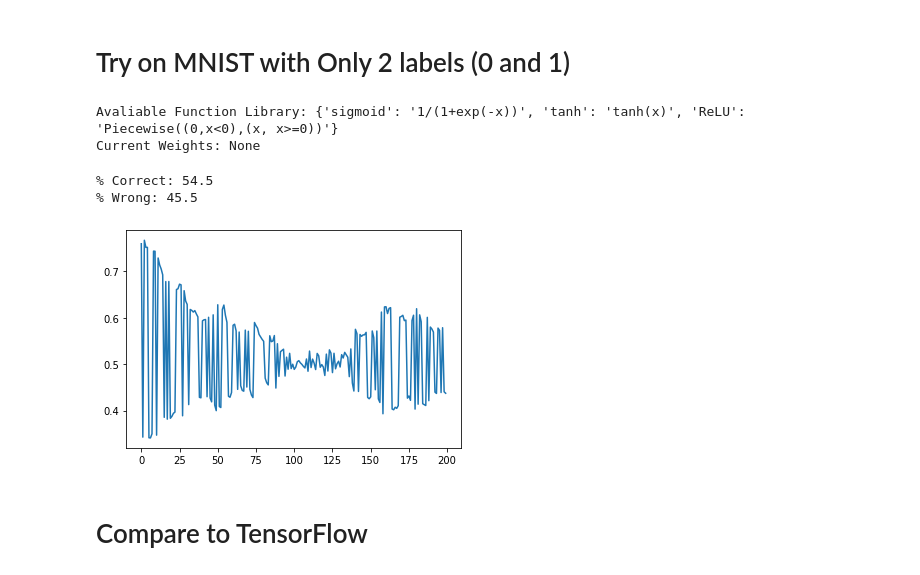
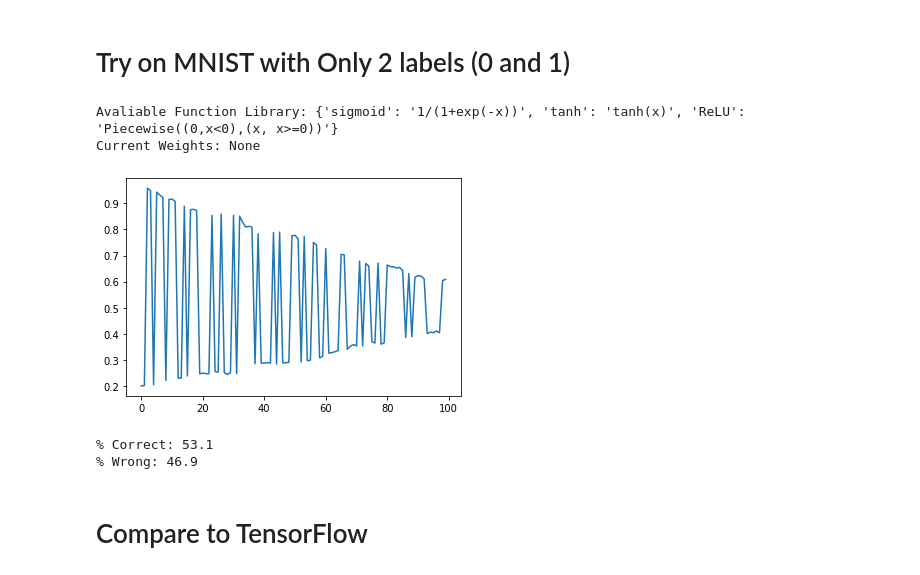
Before and after one commit to WilliamBidle/Artifice, a Jupyter notebook: NN_Class.ipynb, the cells around one changed output. Drawn from its saved outputs; the diff is of its cells as text; code cells hidden in the pictures.

```diff
--- a/NN_Class.ipynb
+++ b/NN_Class.ipynb
@@ -515,37 +516,38 @@ output_shape = y_train[0].size
 
 layer_sequence = np.array([input_shape, 392, 196, 98, 49, output_shape])
 
 ################################# Run it ##################################
 
-error_list = nn.train(x_train, y_train, layer_sequence, activation_function = 'sigmoid', batch_size = 5, epsilon = 0.01)
+error_list = nn.train(x_train, y_train, layer_sequence, activation_function = 'sigmoid', batch_size = 10, epsilon = 0.01)
 
 # print('Current Weights =', nn.weights)
 
 plt.plot(error_list)
+plt.show()
 
 ################################# Testing ##################################
 
 (x_train, y_train), (x_test, y_test) = mnist.load_data()
 
 test_zeros = y_test == 0
 test_ones = y_test == 1
 
 x_test = np.array(list(x_test[test_zeros]) + list(x_test[test_ones]))
 y_test = np.array(list(y_test[test_zeros]) + list(y_test[test_ones]))
 
 x_test = (x_test.astype('float32') / 255.).reshape(len(x_test), len(x_test[0])*len(x_test[0][0]))
 
 x_test, y_test = unison_shuffled_copies(x_test, y_test)
 
 x_test, y_test = x_test[:1000], One_Hot_Encode(y_test[:1000])
 
 nn.evaluate(x_test, y_test)
 # %% [output]
 Avaliable Function Library: {'sigmoid': '1/(1+exp(-x))', 'tanh': 'tanh(x)', 'ReLU': 'Piecewise((0,x<0),(x, x>=0))'}
 Current Weights: None
+[figure, new version]
-% Correct: 54.5
-% Wrong: 45.5
+% Correct: 53.1
+% Wrong: 46.9
-[figure, old version]
 # %% [markdown]
 # Compare to TensorFlow
 # %%
```
Also changed, not shown: parts of 2 cells of this notebook.
